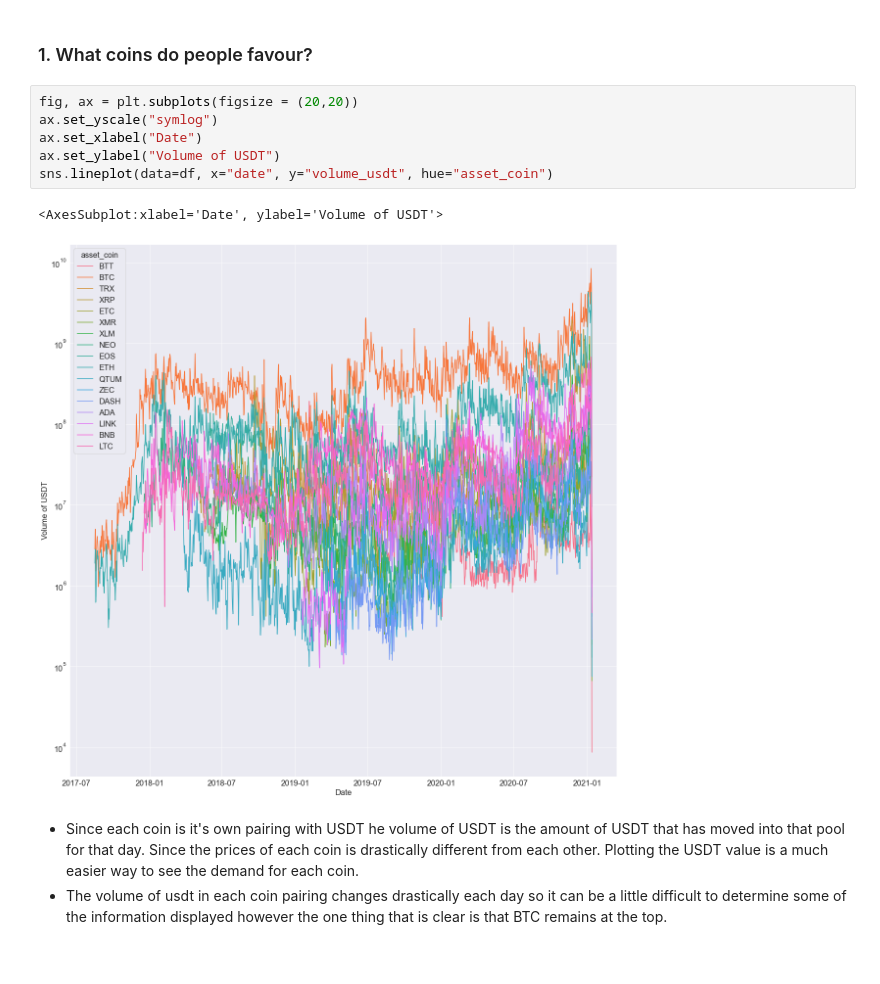
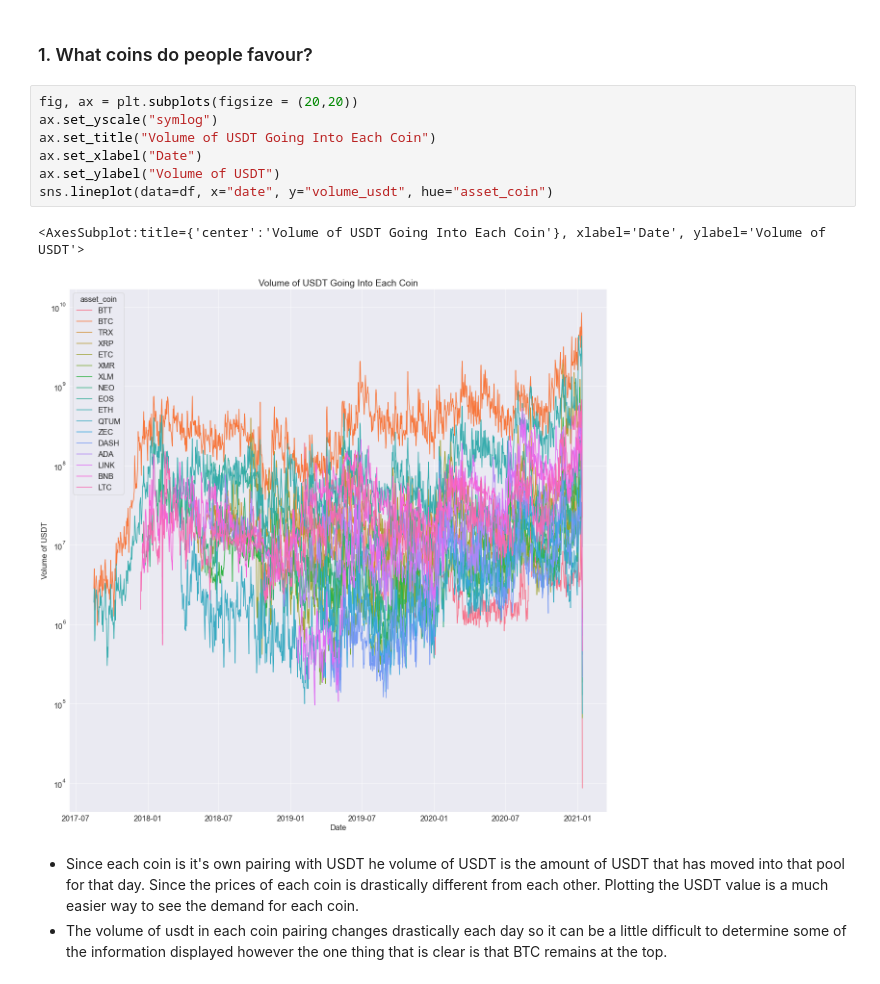
Before and after one commit to data301-2021-summer2/project-group27-project, a Jupyter notebook: analysis/main.ipynb, the cells around one changed output. Saved outputs shown, nothing was run; the diff lists cells and outputs as text.

```diff
--- a/analysis/main.ipynb
+++ b/analysis/main.ipynb
@@ -85,12 +85,13 @@ sns.lineplot(data=df, x="date", y="volume_usdt", hue="asset_coin")
 # %%
 fig, ax = plt.subplots(figsize = (20,20))
 ax.set_yscale("symlog")
+ax.set_title("Volume of USDT Going Into Each Coin")
 ax.set_xlabel("Date")
 ax.set_ylabel("Volume of USDT")
 sns.lineplot(data=df, x="date", y="volume_usdt", hue="asset_coin")
 # %% [output]
-<AxesSubplot:xlabel='Date', ylabel='Volume of USDT'>
+<AxesSubplot:title={'center':'Volume of USDT Going Into Each Coin'}, xlabel='Date', ylabel='Volume of USDT'>
-[figure, old version]
+[figure, new version]
 # %% [markdown]
 * Since each coin is it's own pairing with USDT he volume of USDT is the amount of USDT that has moved into that pool for that day. Since the prices of each coin is drastically different from each other. Plotting the USDT value is a much easier way to see the demand for each coin.
 * The volume of usdt in each coin pairing changes drastically each day so it can be a little difficult to determine some of the information displayed however the one thing that is clear is that BTC remains at the top.
```
Also changed, not shown: parts of 1 cell of this notebook.
